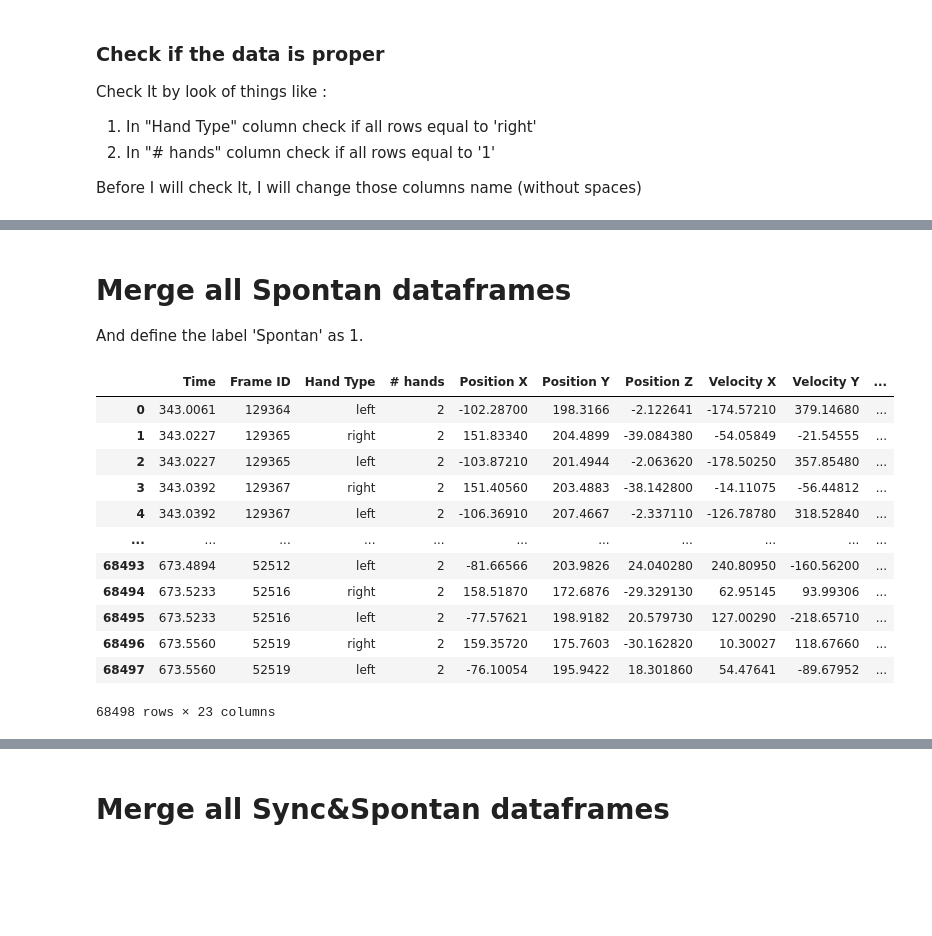
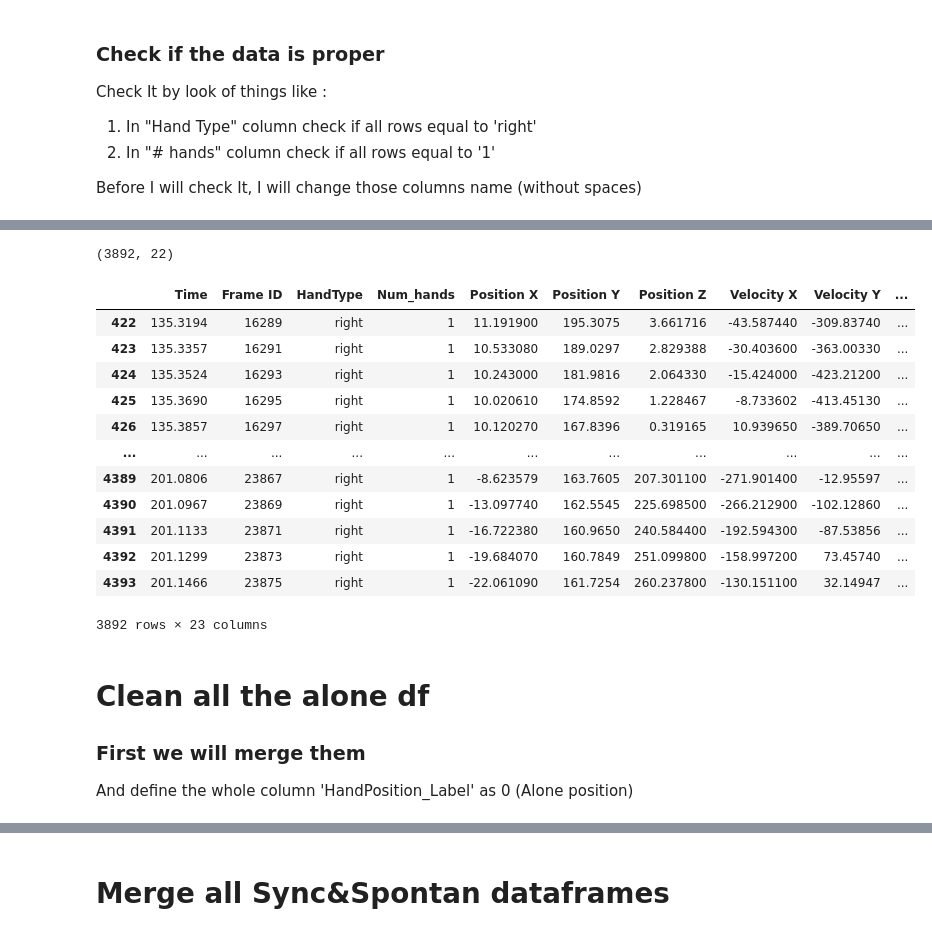
Before and after one commit to yuvalTrip/Final-Project-First-Year-Semester-B, a Jupyter notebook: Pandas- Classification work-Hands Positions.ipynb, the cells around one changed output, grey strips where cells are left out. Drawn from its saved outputs; the diff is of its cells as text; code cells hidden in the pictures; blank space fills up the shorter version.

Commit message:
Data Cleaning in progress
Data Cleaning and understanding still in progress

```diff
--- a/Pandas- Classification work-Hands Positions.ipynb
+++ b/Pandas- Classification work-Hands Positions.ipynb
@@ -158,7 +237,3 @@ Check It by look of things like :<br>
 2. In "# hands" column check if all rows equal to '1'<br>
 
 Before I will check It, I will change those columns name (without spaces)
-# %%
-#change the name of the columns
-HandRight = HandRight.rename(columns={' Hand Type': 'HandType'})
-HandRight = HandRight.rename(columns={' # hands': ' #hands'})
@@ -268,25 +240,34 @@ dfSync
-# %% [markdown]
-# Merge all Spontan dataframes
-And define the label 'Spontan' as 1.
-# %%
-framesSpontan = [Evyatar_spontan,Nofar_spontan,Oriya_spontan,Orya_spontan,Revital_spontan,Shahar_spontan,Shelly_spontan,Yael_spontan,Yoel_spontan]
-dfSpontan= pd.concat(framesSpontan)
-dfSpontan=dfSpontan.reset_index()
-dfSpontan.drop(['index'],axis='columns', inplace=True)
-#I will define the whole column 'HandPosition_Label' as 0 (Sync position)
-dfSpontan['HandPosition_Label']=1
-dfSpontan
-# %% [output]
-|  | Time | Frame ID | Hand Type | # hands | Position X | Position Y | Position Z | Velocity X | Velocity Y | ... |
-| 0 | 343.0061 | 129364 | left | 2 | -102.28700 | 198.3166 | -2.122641 | -174.57210 | 379.14680 | ... |
-| 1 | 343.0227 | 129365 | right | 2 | 151.83340 | 204.4899 | -39.084380 | -54.05849 | -21.54555 | ... |
-| 2 | 343.0227 | 129365 | left | 2 | -103.87210 | 201.4944 | -2.063620 | -178.50250 | 357.85480 | ... |
-| 3 | 343.0392 | 129367 | right | 2 | 151.40560 | 203.4883 | -38.142800 | -14.11075 | -56.44812 | ... |
-| 4 | 343.0392 | 129367 | left | 2 | -106.36910 | 207.4667 | -2.337110 | -126.78780 | 318.52840 | ... |
-| ... | ... | ... | ... | ... | ... | ... | ... | ... | ... | ... |
-| 68493 | 673.4894 | 52512 | left | 2 | -81.66566 | 203.9826 | 24.040280 | 240.80950 | -160.56200 | ... |
-| 68494 | 673.5233 | 52516 | right | 2 | 158.51870 | 172.6876 | -29.329130 | 62.95145 | 93.99306 | ... |
-| 68495 | 673.5233 | 52516 | left | 2 | -77.57621 | 198.9182 | 20.579730 | 127.00290 | -218.65710 | ... |
-| 68496 | 673.5560 | 52519 | right | 2 | 159.35720 | 175.7603 | -30.162820 | 10.30027 | 118.67660 | ... |
-| 68497 | 673.5560 | 52519 | left | 2 | -76.10054 | 195.9422 | 18.301860 | 54.47641 | -89.67952 | ... |
-68498 rows × 23 columns
+# %%
+#change the name of the columns
+HandRight = HandRight.rename(columns={' Hand Type': 'HandType'})
+HandRight = HandRight.rename(columns={' # hands': 'Num_hands'})
+# %%
+dftemp1=HandRight.query('HandType=="right" and Num_hands=="1" ')#the rows with 'right' values are the proper rows and the rows with '1' values are the proper rows
+HandRight=dftemp1
+HandRight.shape
+# %% [output]
+(3892, 22)
+# %%
+#I will define the whole column 'HandPosition_Label' as 0 (Alone position)
+HandRight['HandPosition_Label']=0
+HandRight
+# %% [output]
+|  | Time | Frame ID | HandType | Num_hands | Position X | Position Y | Position Z | Velocity X | Velocity Y | ... |
+| 422 | 135.3194 | 16289 | right | 1 | 11.191900 | 195.3075 | 3.661716 | -43.587440 | -309.83740 | ... |
+| 423 | 135.3357 | 16291 | right | 1 | 10.533080 | 189.0297 | 2.829388 | -30.403600 | -363.00330 | ... |
+| 424 | 135.3524 | 16293 | right | 1 | 10.243000 | 181.9816 | 2.064330 | -15.424000 | -423.21200 | ... |
+| 425 | 135.3690 | 16295 | right | 1 | 10.020610 | 174.8592 | 1.228467 | -8.733602 | -413.45130 | ... |
+| 426 | 135.3857 | 16297 | right | 1 | 10.120270 | 167.8396 | 0.319165 | 10.939650 | -389.70650 | ... |
+| ... | ... | ... | ... | ... | ... | ... | ... | ... | ... | ... |
+| 4389 | 201.0806 | 23867 | right | 1 | -8.623579 | 163.7605 | 207.301100 | -271.901400 | -12.95597 | ... |
+| 4390 | 201.0967 | 23869 | right | 1 | -13.097740 | 162.5545 | 225.698500 | -266.212900 | -102.12860 | ... |
+| 4391 | 201.1133 | 23871 | right | 1 | -16.722380 | 160.9650 | 240.584400 | -192.594300 | -87.53856 | ... |
+| 4392 | 201.1299 | 23873 | right | 1 | -19.684070 | 160.7849 | 251.099800 | -158.997200 | 73.45740 | ... |
+| 4393 | 201.1466 | 23875 | right | 1 | -22.061090 | 161.7254 | 260.237800 | -130.151100 | 32.14947 | ... |
+3892 rows × 23 columns
+# %% [markdown]
+# Clean all the alone df
+
+### First we will merge them
+
+And define the whole column 'HandPosition_Label' as 0 (Alone position)
```
Also changed, not shown: parts of 94 cells of this notebook.
